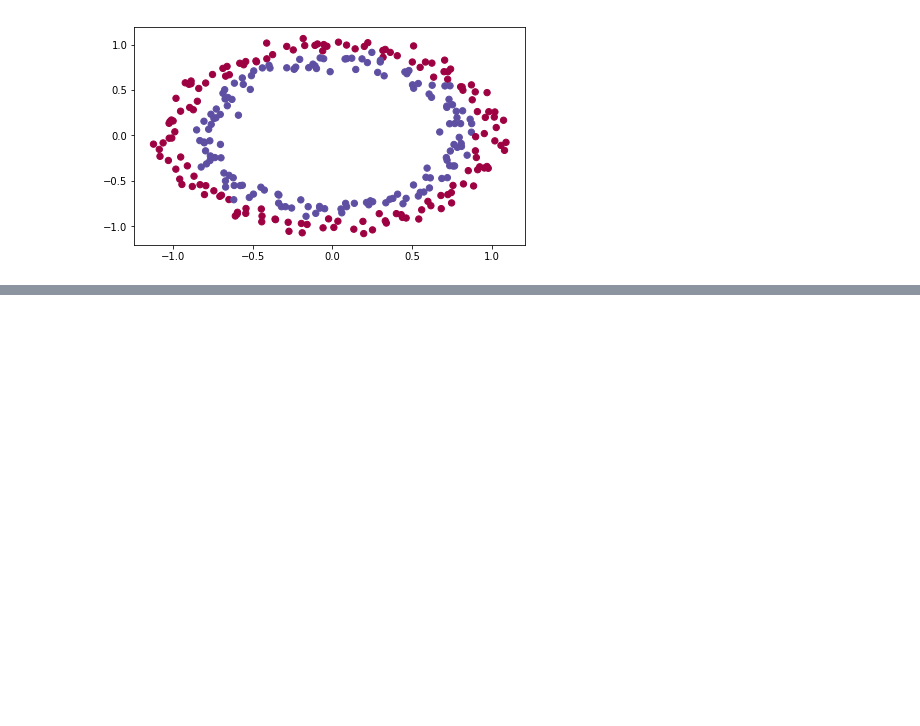
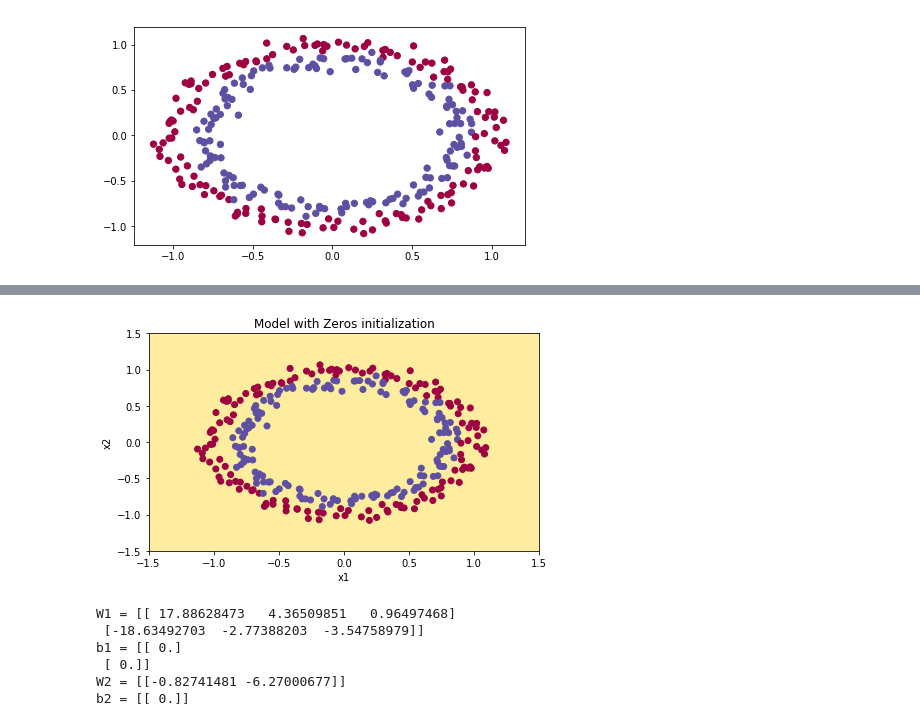
Before and after one commit to 18724799167/DeepLearning, a Jupyter notebook: 2course week1/main.ipynb, the cells around one changed output, grey strips where cells are left out. Saved outputs shown, nothing was run; the diff lists cells and outputs as text; code cells hidden in the pictures; blank space fills up the shorter version.

```diff
--- a/2course week1/main.ipynb
+++ b/2course week1/main.ipynb
@@ -75,0 +141,8 @@ def model(X, Y, learning_rate = 0.01, num_iterations = 15000, print_cost = True,
+# %%
+plt.title("Model with Zeros initialization")
+axes = plt.gca()
+axes.set_xlim([-1.5,1.5])
+axes.set_ylim([-1.5,1.5])
+plot_decision_boundary(lambda x: predict_dec(parameters, x.T), train_X, train_Y)
+# %% [output]
+[figure, added]
@@ -75,0 +159,13 @@ def model(X, Y, learning_rate = 0.01, num_iterations = 15000, print_cost = True,
+# %%
+parameters = initialize_parameters_random([3, 2, 1])
+print("W1 = " + str(parameters["W1"]))
+print("b1 = " + str(parameters["b1"]))
+print("W2 = " + str(parameters["W2"]))
+print("b2 = " + str(parameters["b2"]))
+# %% [output]
+W1 = [[ 17.88628473   4.36509851   0.96497468]
+ [-18.63492703  -2.77388203  -3.54758979]]
+b1 = [[ 0.]
+ [ 0.]]
+W2 = [[-0.82741481 -6.27000677]]
+b2 = [[ 0.]]
```
Also changed, not shown: parts of 12 cells of this notebook, 2 other files.
